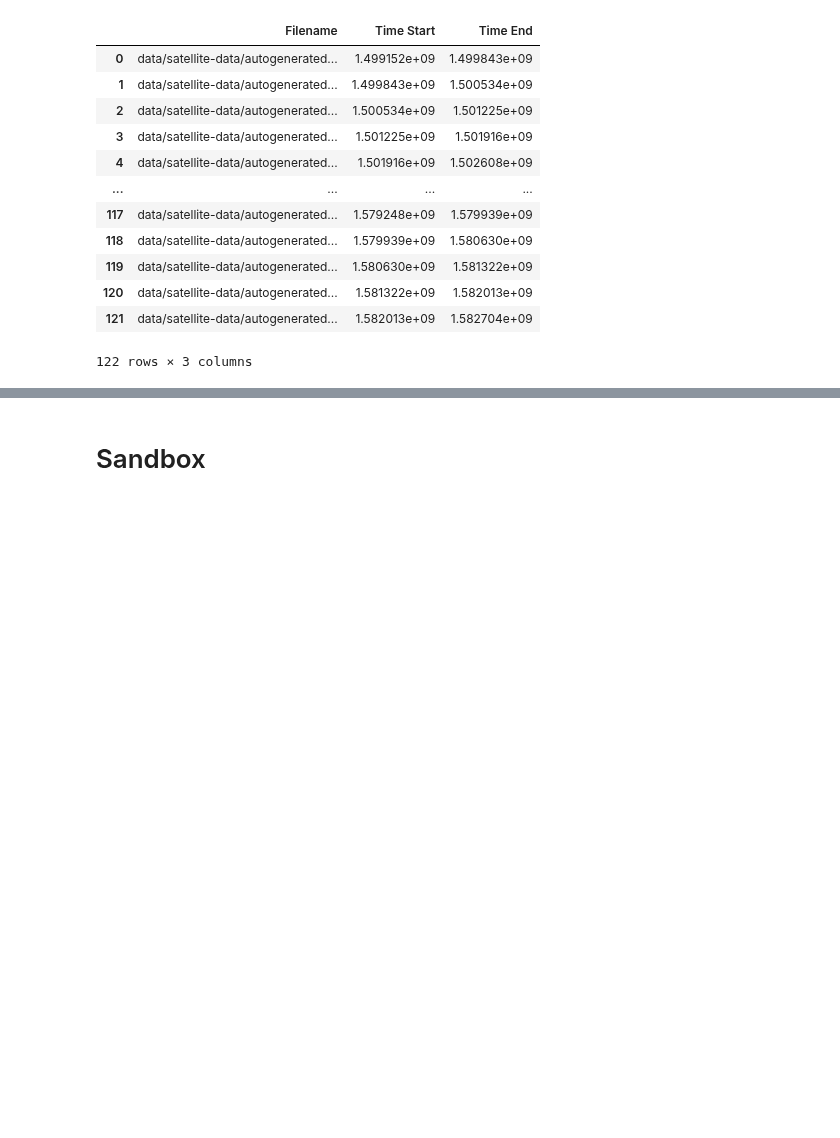
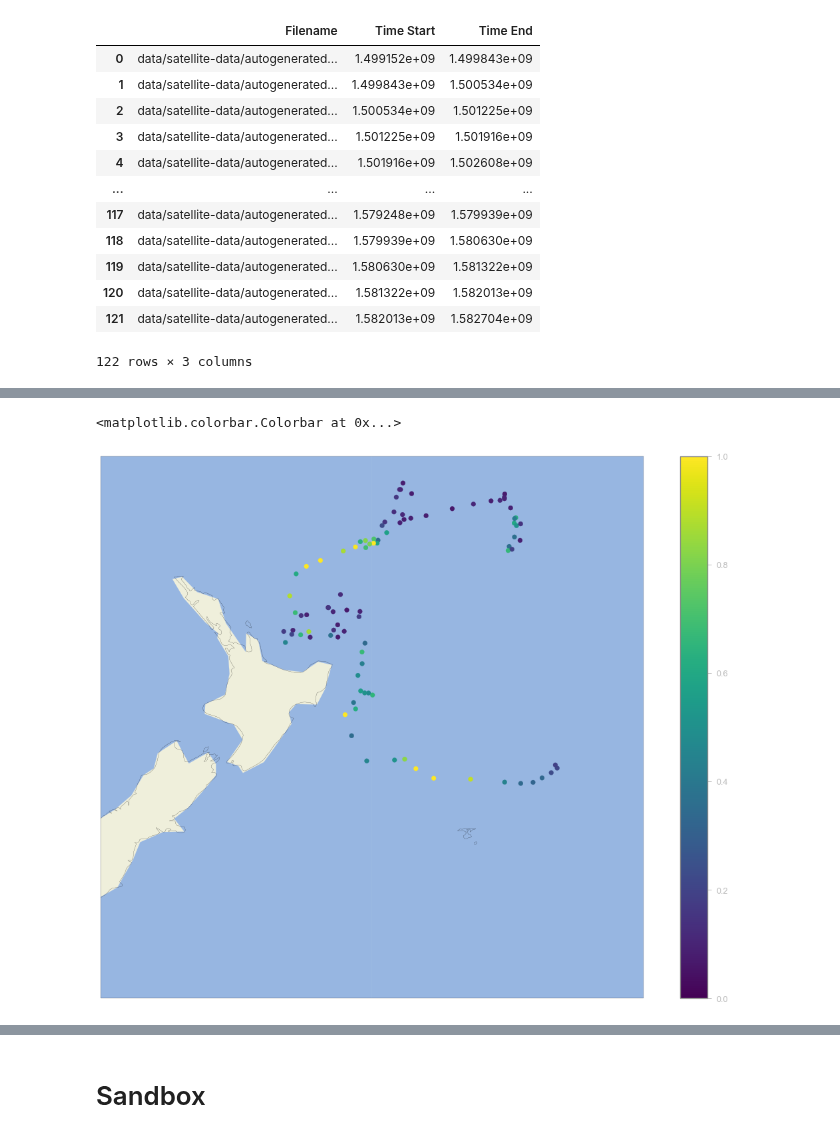
Before and after one commit to AmyPhung/chl-a-comparison, a Jupyter notebook: Workbook9 (major revision).ipynb, the cells around one changed output, grey strips where cells are left out. Cells and saved outputs as stored; diff of their text form; code cells hidden in the pictures; blank space fills up the shorter version.

```diff
--- a/Workbook9 (major revision).ipynb
+++ b/Workbook9 (major revision).ipynb
@@ -883,24 +974,27 @@ plt.colorbar()
 # %%
 ax = plt.axes(projection=ccrs.PlateCarree(central_longitude=180))
 ax.set_extent([170, 190, -50, -30], crs=ccrs.PlateCarree())
 
-plt.scatter(compiled_df[compiled_df["Src"] == "FT"]["Long"] + 180,
-            compiled_df[compiled_df["Src"] == "FT"]["Lat"],
-            c=compiled_df[compiled_df["Src"] == "FT"]["Chl-A"],
-            alpha=0.5, vmin=0, vmax=1)
+# plt.scatter(compiled_df[compiled_df["Src"] == "FT"]["Long"] + 180,
+#             compiled_df[compiled_df["Src"] == "FT"]["Lat"],
+#             c=compiled_df[compiled_df["Src"] == "FT"]["Chl-A"],
+#             alpha=1, vmin=0, vmax=1)
 
 plt.scatter(compiled_df[compiled_df["Src"] == "BGC"]["Long"] + 180,
             compiled_df[compiled_df["Src"] == "BGC"]["Lat"],
             c=compiled_df[compiled_df["Src"] == "BGC"]["Chl-A"],
-            alpha=0.5, vmin=0, vmax=1)
+            alpha=1, vmin=0, vmax=1)
 
 # add some features to make the map a little more polished
 ax.add_feature(cartopy.feature.LAND)
 ax.add_feature(cartopy.feature.OCEAN)
 ax.coastlines('50m')
 # plt.legend(["FT", "BGC"])
 
 plt.colorbar()
+# %% [output]
+<matplotlib.colorbar.Colorbar at 0x...>
+[figure, added]
 # %%
 plt.plot(compiled_df[compiled_df["Src"] == "FT"]["Chl-A"], '.')
 plt.plot(compiled_df[compiled_df["Src"] == "FT"]["Chl-A"], '.')
```
Also changed, not shown: parts of 14 cells of this notebook, 1 other file.
